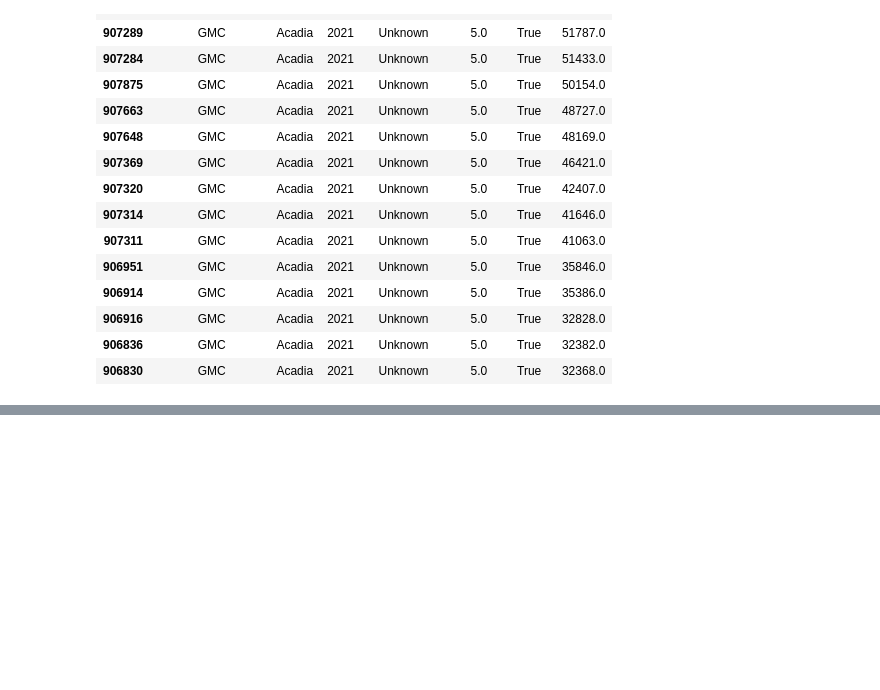
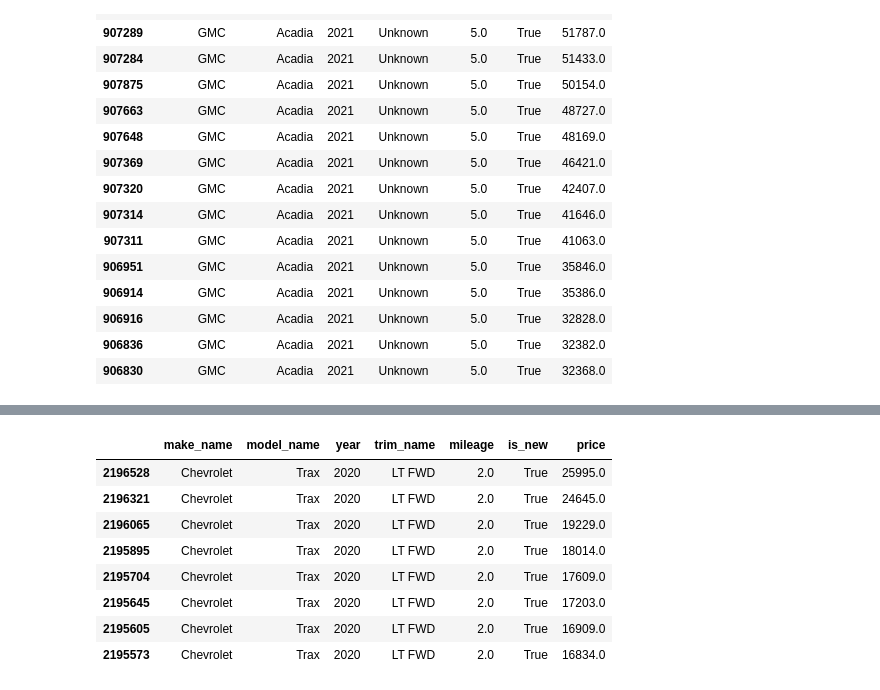
Before and after one commit to CaseyKiiza2026/vehicle-valuation-platform, a Jupyter notebook: notebooks/other_model.ipynb, the cells around one changed output, grey strips where cells are left out. Cells and saved outputs as stored; diff of their text form; code cells hidden in the pictures; blank space fills up the shorter version.

```diff
--- a/notebooks/other_model.ipynb
+++ b/notebooks/other_model.ipynb
@@ -766,0 +820,2 @@ plt.show()
+# %%
+suspicious_hash = 		4173833040321329445	  # put any hash here
@@ -766,0 +831,25 @@ plt.show()
+# %%
+rows = X_train.loc[train_hashes == suspicious_hash].copy()
+rows["price"] = y_train.loc[rows.index]
+
+rows[
+    [
+        "make_name",
+        "model_name",
+        "year",
+        "trim_name",
+        "mileage",
+        "is_new",
+        "price"
+    ]
+].sort_values("price", ascending=False)
+# %% [output]
+|  | make_name | model_name | year | trim_name | mileage | is_new | price |
+| 2196528 | Chevrolet | Trax | 2020 | LT FWD | 2.0 | True | 25995.0 |
+| 2196321 | Chevrolet | Trax | 2020 | LT FWD | 2.0 | True | 24645.0 |
+| 2196065 | Chevrolet | Trax | 2020 | LT FWD | 2.0 | True | 19229.0 |
+| 2195895 | Chevrolet | Trax | 2020 | LT FWD | 2.0 | True | 18014.0 |
+| 2195704 | Chevrolet | Trax | 2020 | LT FWD | 2.0 | True | 17609.0 |
+| 2195645 | Chevrolet | Trax | 2020 | LT FWD | 2.0 | True | 17203.0 |
+| 2195605 | Chevrolet | Trax | 2020 | LT FWD | 2.0 | True | 16909.0 |
+| 2195573 | Chevrolet | Trax | 2020 | LT FWD | 2.0 | True | 16834.0 |
```
Also changed, not shown: parts of 6 cells of this notebook.
